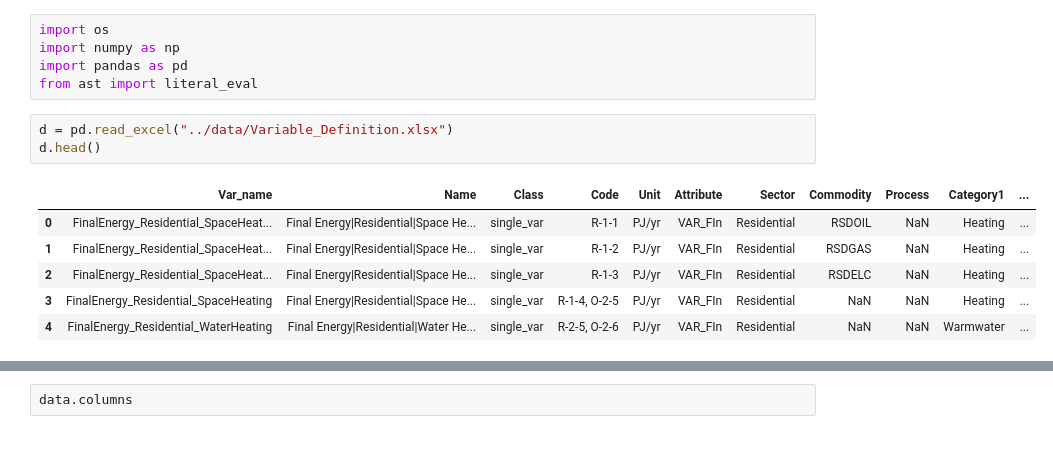
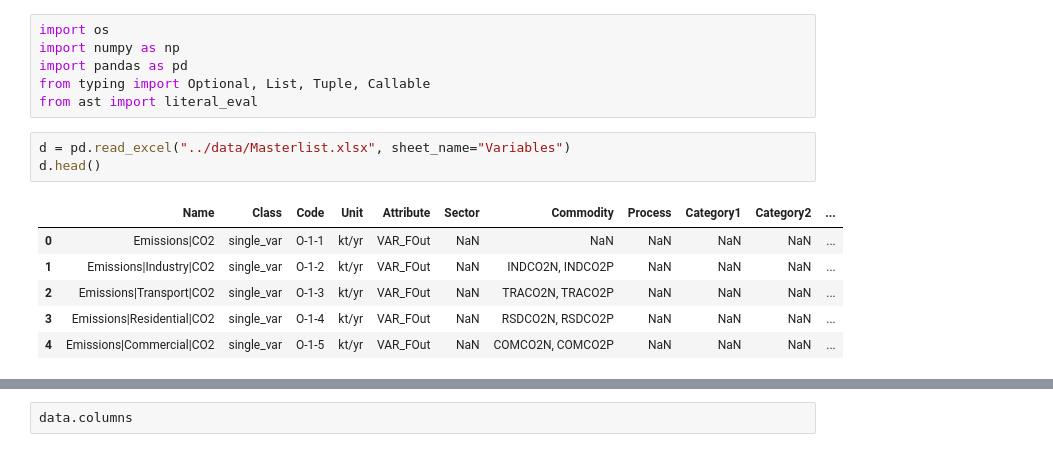
Before and after one commit to Thanatoz-1/Power-system-analysis, a Jupyter notebook: notebooks/Progress.ipynb, the cells around one changed output, grey strips where cells are left out. Drawn from its saved outputs; the diff is of its cells as text.

```diff
--- a/notebooks/Progress.ipynb
+++ b/notebooks/Progress.ipynb
@@ -2,17 +2,18 @@
 import os
 import numpy as np
 import pandas as pd
+from typing import Optional, List, Tuple, Callable
 from ast import literal_eval
 # %%
-d = pd.read_excel("../data/Variable_Definition.xlsx")
+d = pd.read_excel("../data/Masterlist.xlsx", sheet_name="Variables")
 d.head()
 # %% [output]
-|  | Var_name | Name | Class | Code | Unit | Attribute | Sector | Commodity | Process | Category1 | ... |
-| 0 | FinalEnergy_Residential_SpaceHeat... | Final Energy|Residential|Space He... | single_var | R-1-1 | PJ/yr | VAR_FIn | Residential | RSDOIL | NaN | Heating | ... |
-| 1 | FinalEnergy_Residential_SpaceHeat... | Final Energy|Residential|Space He... | single_var | R-1-2 | PJ/yr | VAR_FIn | Residential | RSDGAS | NaN | Heating | ... |
-| 2 | FinalEnergy_Residential_SpaceHeat... | Final Energy|Residential|Space He... | single_var | R-1-3 | PJ/yr | VAR_FIn | Residential | RSDELC | NaN | Heating | ... |
-| 3 | FinalEnergy_Residential_SpaceHeating | Final Energy|Residential|Space He... | single_var | R-1-4, O-2-5 | PJ/yr | VAR_FIn | Residential | NaN | NaN | Heating | ... |
-| 4 | FinalEnergy_Residential_WaterHeating | Final Energy|Residential|Water He... | single_var | R-2-5, O-2-6 | PJ/yr | VAR_FIn | Residential | NaN | NaN | Warmwater | ... |
+|  | Name | Class | Code | Unit | Attribute | Sector | Commodity | Process | Category1 | Category2 | ... |
+| 0 | Emissions|CO2 | single_var | O-1-1 | kt/yr | VAR_FOut | NaN | NaN | NaN | NaN | NaN | ... |
+| 1 | Emissions|Industry|CO2 | single_var | O-1-2 | kt/yr | VAR_FOut | NaN | INDCO2N, INDCO2P | NaN | NaN | NaN | ... |
+| 2 | Emissions|Transport|CO2 | single_var | O-1-3 | kt/yr | VAR_FOut | NaN | TRACO2N, TRACO2P | NaN | NaN | NaN | ... |
+| 3 | Emissions|Residential|CO2 | single_var | O-1-4 | kt/yr | VAR_FOut | NaN | RSDCO2N, RSDCO2P | NaN | NaN | NaN | ... |
+| 4 | Emissions|Commercial|CO2 | single_var | O-1-5 | kt/yr | VAR_FOut | NaN | COMCO2N, COMCO2P | NaN | NaN | NaN | ... |
 # %%
 import os, sys
 sys.path.append("..")
```
Also changed, not shown: parts of 9 cells of this notebook.
